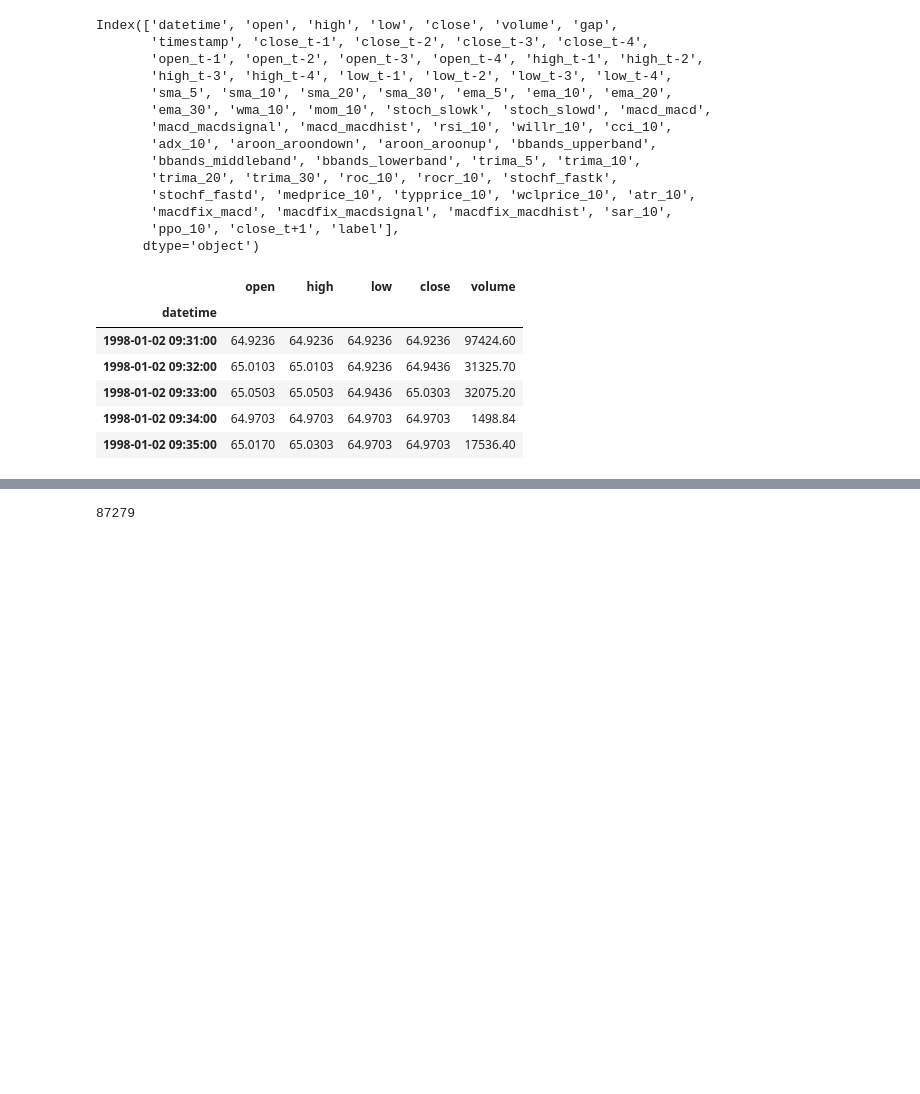
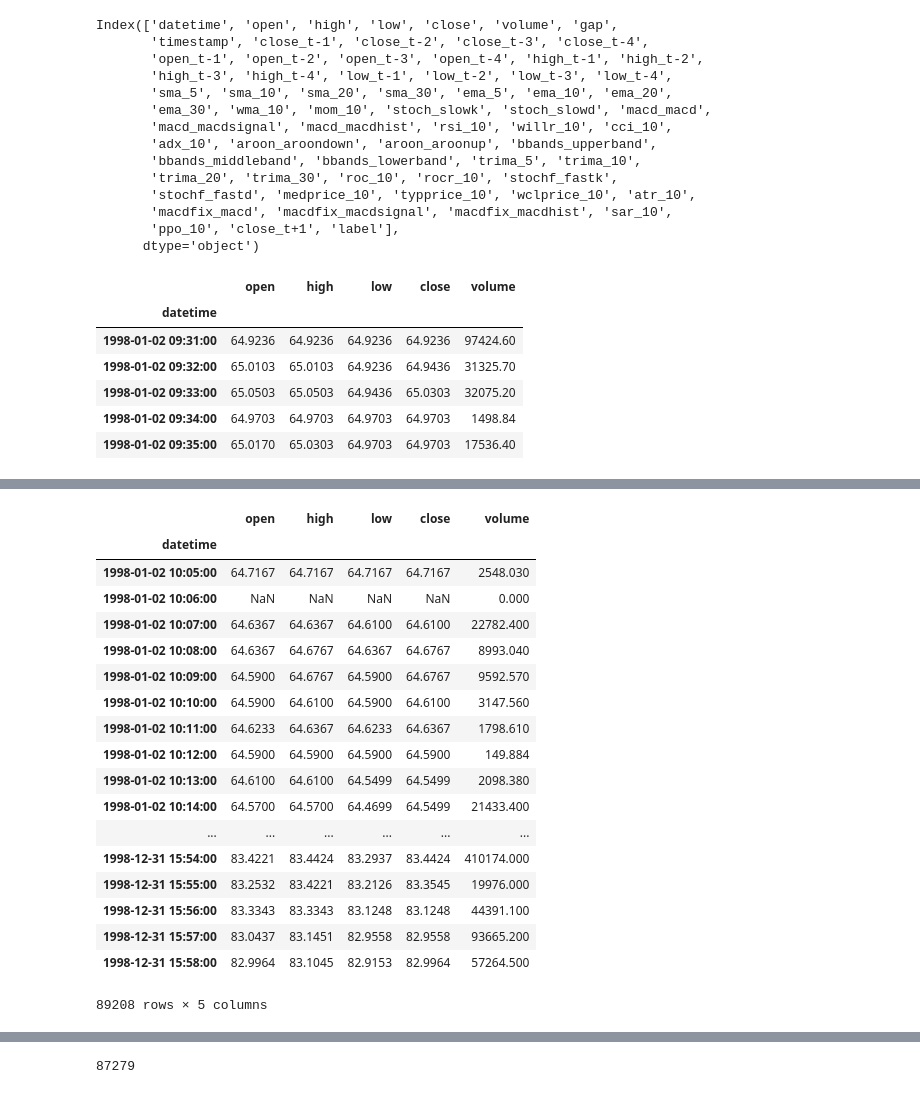
Before and after one commit to cetrulin/regime-switching-series-generator, a Jupyter notebook: notebooks/Data_preparation_experiments_NA_no_handling_gaps-QUANTQUOTE_MINUTES.ipynb, the cells around one changed output, grey strips where cells are left out. Saved outputs shown, nothing was run; the diff lists cells and outputs as text; code cells hidden in the pictures; blank space fills up the shorter version.

```diff
--- a/notebooks/Data_preparation_experiments_NA_no_handling_gaps-QUANTQUOTE_MINUTES.ipynb
+++ b/notebooks/Data_preparation_experiments_NA_no_handling_gaps-QUANTQUOTE_MINUTES.ipynb
@@ -577 +638,25 @@ Start efts\1min-level\S&P500\spy_historical_no_missing_data_market_hours_no_miss
+# %%
+df.datetime = pd.to_datetime(df.datetime)
+df.set_index('datetime', drop=True, inplace=True)
+df.between_time('10:05','15:58')
+# %% [output]
+|  | open | high | low | close | volume |
+| datetime |  |  |  |  |  |
+| 1998-01-02 10:05:00 | 64.7167 | 64.7167 | 64.7167 | 64.7167 | 2548.030 |
+| 1998-01-02 10:06:00 | NaN | NaN | NaN | NaN | 0.000 |
+| 1998-01-02 10:07:00 | 64.6367 | 64.6367 | 64.6100 | 64.6100 | 22782.400 |
+| 1998-01-02 10:08:00 | 64.6367 | 64.6767 | 64.6367 | 64.6767 | 8993.040 |
+| 1998-01-02 10:09:00 | 64.5900 | 64.6767 | 64.5900 | 64.6767 | 9592.570 |
+| 1998-01-02 10:10:00 | 64.5900 | 64.6100 | 64.5900 | 64.6100 | 3147.560 |
+| 1998-01-02 10:11:00 | 64.6233 | 64.6367 | 64.6233 | 64.6367 | 1798.610 |
+| 1998-01-02 10:12:00 | 64.5900 | 64.5900 | 64.5900 | 64.5900 | 149.884 |
+| 1998-01-02 10:13:00 | 64.6100 | 64.6100 | 64.5499 | 64.5499 | 2098.380 |
+| 1998-01-02 10:14:00 | 64.5700 | 64.5700 | 64.4699 | 64.5499 | 21433.400 |
+| ... | ... | ... | ... | ... | ... |
+| 1998-12-31 15:54:00 | 83.4221 | 83.4424 | 83.2937 | 83.4424 | 410174.000 |
+| 1998-12-31 15:55:00 | 83.2532 | 83.4221 | 83.2126 | 83.3545 | 19976.000 |
+| 1998-12-31 15:56:00 | 83.3343 | 83.3343 | 83.1248 | 83.1248 | 44391.100 |
+| 1998-12-31 15:57:00 | 83.0437 | 83.1451 | 82.9558 | 82.9558 | 93665.200 |
+| 1998-12-31 15:58:00 | 82.9964 | 83.1045 | 82.9153 | 82.9964 | 57264.500 |
+89208 rows × 5 columns
 # %%
```
Also changed, not shown: parts of 8 cells of this notebook, 1 other file.
